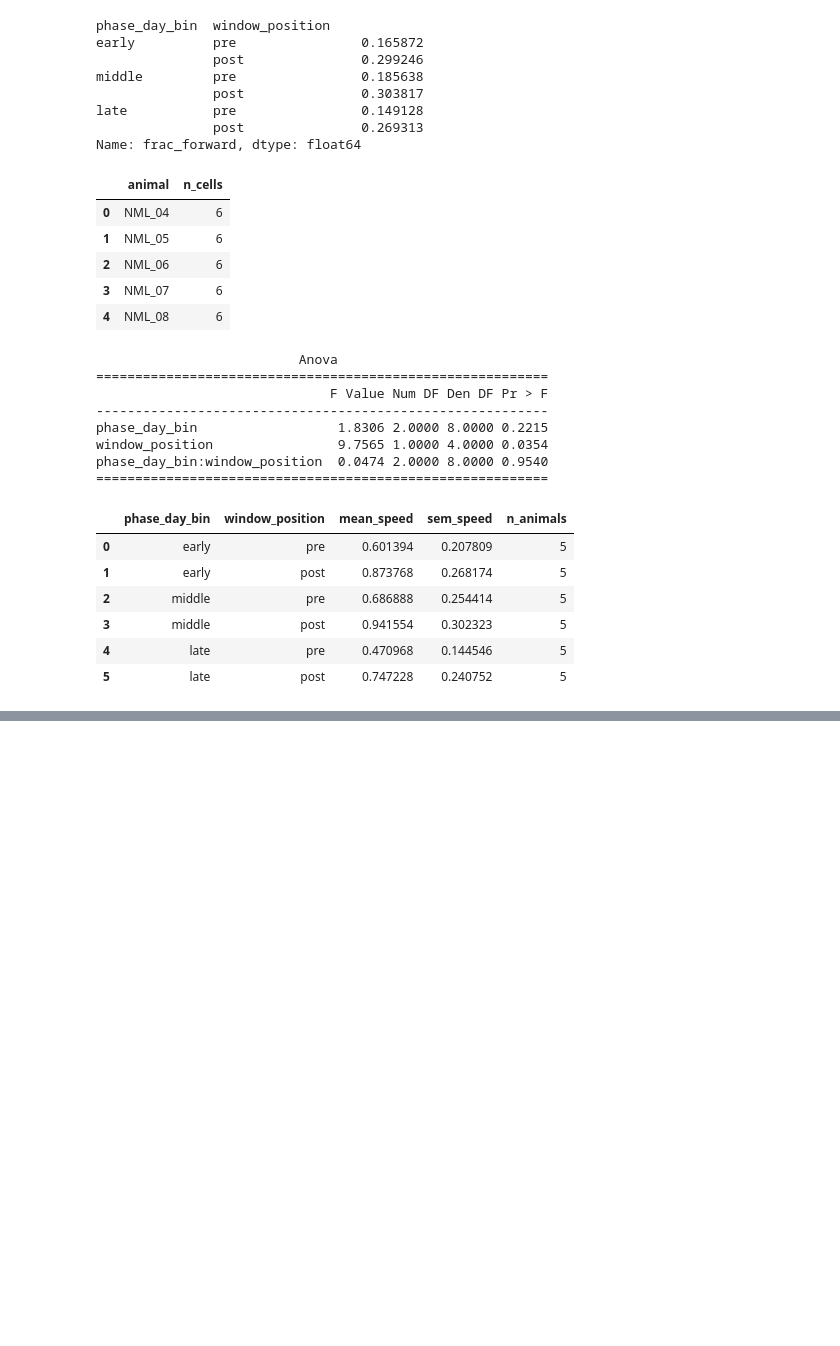
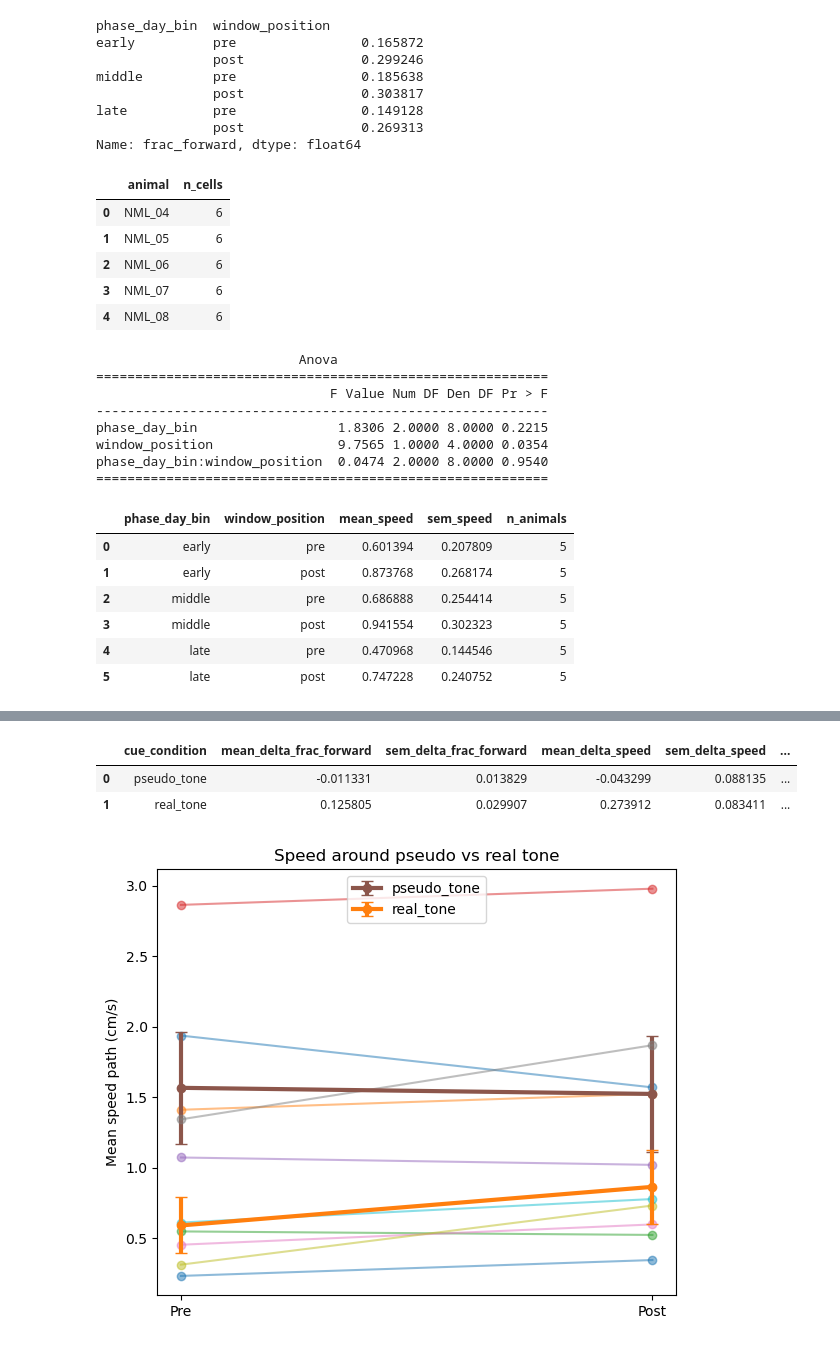
Before and after one commit to neuromomentumlab/Classical_Conditioning_Air_Wheel, a Jupyter notebook: Python/notebooks/epoch_analysis_viz.ipynb, the cells around one changed output, grey strips where cells are left out. Cells and saved outputs as stored; diff of their text form; code cells hidden in the pictures; blank space fills up the shorter version.

```diff
--- a/Python/notebooks/epoch_analysis_viz.ipynb
+++ b/Python/notebooks/epoch_analysis_viz.ipynb
@@ -498,0 +834,73 @@ speed_means
+# %%
+cue_delta_df.groupby("cue_condition").agg(
+    mean_delta_frac_forward=("delta_frac_forward", "mean"),
+    sem_delta_frac_forward=("delta_frac_forward", lambda x: x.std(ddof=1) / np.sqrt(len(x))),
+    mean_delta_speed=("delta_mean_speed_path_cms", "mean"),
+    sem_delta_speed=("delta_mean_speed_path_cms", lambda x: x.std(ddof=1) / np.sqrt(len(x))),
+    n_animals=("animal", "nunique"),
+).reset_index()
+# %% [output]
+|  | cue_condition | mean_delta_frac_forward | sem_delta_frac_forward | mean_delta_speed | sem_delta_speed | ... |
+| 0 | pseudo_tone | -0.011331 | 0.013829 | -0.043299 | 0.088135 | ... |
+| 1 | real_tone | 0.125805 | 0.029907 | 0.273912 | 0.083411 | ... |
+# %%
+import numpy as np
+import pandas as pd
+import matplotlib.pyplot as plt
+
+# Make sure categorical order is correct
+plot_df = cue_compare_rm_df.copy()
+
+plot_df["cue_condition"] = pd.Categorical(
+    plot_df["cue_condition"],
+    categories=["pseudo_tone", "real_tone"],
+    ordered=True
+)
+
+plot_df["window_position"] = pd.Categorical(
+    plot_df["window_position"],
+    categories=["pre", "post"],
+    ordered=True
+)
+
+# Mean ± SEM across animals
+summary = (
+    plot_df
+    .groupby(["cue_condition", "window_position"], observed=False)
+    .agg(
+        mean_speed=("mean_speed_path_cms", "mean"),
+        sem_speed=("mean_speed_path_cms", lambda x: x.std(ddof=1) / np.sqrt(len(x))),
+    )
+    .reset_index()
+)
+
+fig, ax = plt.subplots(figsize=(6, 5))
+
+x_map = {"pre": 0, "post": 1}
+
+for cue in ["pseudo_tone", "real_tone"]:
+    sub = plot_df[plot_df["cue_condition"] == cue]
+
+    # plot each animal
+    for animal, a_sub in sub.groupby("animal"):
+        a_sub = a_sub.sort_values("window_position")
+        xs = [x_map[w] for w in a_sub["window_position"]]
+        ys = a_sub["mean_speed_path_cms"].values
+        ax.plot(xs, ys, marker="o", alpha=0.5)
+
+    # plot group mean ± sem
+    s = summary[summary["cue_condition"] == cue].sort_values("window_position")
+    xs = [x_map[w] for w in s["window_position"]]
+    ys = s["mean_speed"].values
+    yerr = s["sem_speed"].values
+    ax.errorbar(xs, ys, yerr=yerr, marker="o", linewidth=3, capsize=4, label=cue)
+
+ax.set_xticks([0, 1])
+ax.set_xticklabels(["Pre", "Post"])
+ax.set_ylabel("Mean speed path (cm/s)")
+ax.set_title("Speed around pseudo vs real tone")
+ax.legend()
+plt.tight_layout()
+plt.show()
+# %% [output]
+[figure, added]
```
Also changed, not shown: parts of 21 cells of this notebook, 4 other files.
